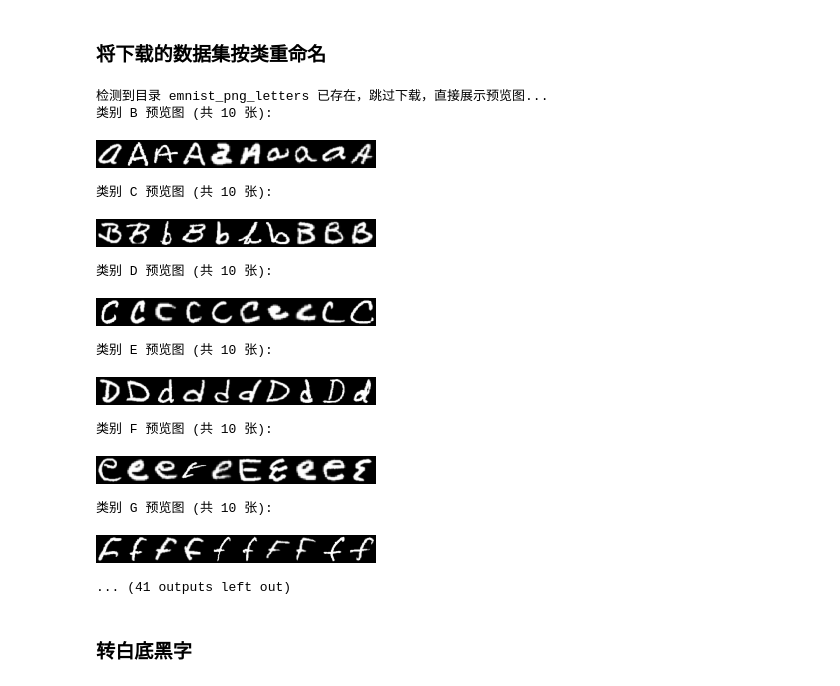
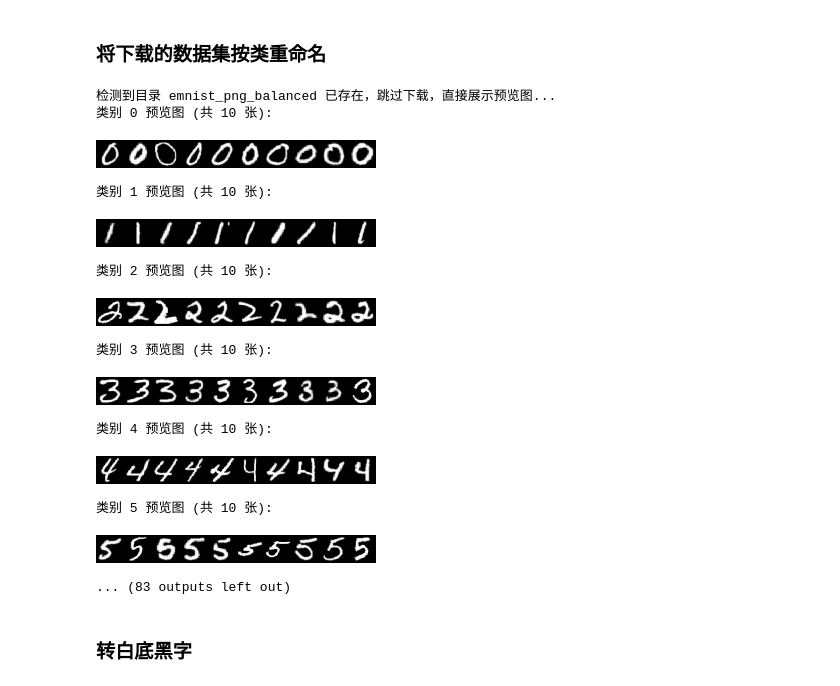
Before and after one commit to Authcult/Com_Intelligent_work, a Jupyter notebook: 1.0.ipynb, the cells around one changed output. Cells and saved outputs as stored; diff of their text form; code cells hidden in the pictures.

```diff
--- a/1.0.ipynb
+++ b/1.0.ipynb
@@ -81,6 +81,8 @@ def save_emnist_images_with_class_previews(Edataset = "balanced", save_dir="emni
 
     for i, (img, label) in enumerate(full_dataset):
         label_char = label_to_char(label)
+        if label_char in digits:
+            continue
         if label_char == "UNK":
             continue
         if images_per_class[label_char] >= max_images_per_class:
@@ -92,48 +94,48 @@ def save_emnist_images_with_class_previews(Edataset = "balanced", save_dir="emni
 
         img = img.resize((28, 28))
         img = img.transpose(Image.Transpose.FLIP_LEFT_RIGHT).rotate(90)
         img.save(os.path.join(label_dir, f"{images_per_class[label_char]}.png"))
 
         if preview and len(class_preview_images[label_char]) < preview_limit_per_class:
             class_preview_images[label_char].append(img)
 
         images_per_class[label_char] += 1
         saved_images_count += 1
 
         if saved_images_count % 500 == 0:
             print(f"已保存 {saved_images_count} 张图像...")
 
     print("所有图像已保存到", save_dir)
 
     if preview:
         for label_char, imgs in class_preview_images.items():
             if len(imgs) == 0:
                 continue
             width = 28 * len(imgs)
             height = 28
             big_img = Image.new('L', (width, height))
             for idx, im in enumerate(imgs):
                 big_img.paste(im, (28*idx, 0))
             print(f"类别 {label_char} 预览图 (共 {len(imgs)} 张):")
             display(big_img)
 
 # 调用（Notebook中执行）
-save_emnist_images_with_class_previews(Edataset = "letters", save_dir="emnist_png_letters", max_images_per_class=1000, preview=True, preview_limit_per_class=10)
+save_emnist_images_with_class_previews(Edataset = "balanced", save_dir="emnist_png_balanced", max_images_per_class=1000, preview=True, preview_limit_per_class=10)
 # %% [output]
-检测到目录 emnist_png_letters 已存在，跳过下载，直接展示预览图...
-类别 B 预览图 (共 10 张):
+检测到目录 emnist_png_balanced 已存在，跳过下载，直接展示预览图...
+类别 0 预览图 (共 10 张):
-[figure, old version]
+[figure, new version]
-类别 C 预览图 (共 10 张):
+类别 1 预览图 (共 10 张):
-[figure, old version]
+[figure, new version]
-类别 D 预览图 (共 10 张):
+类别 2 预览图 (共 10 张):
-[figure, old version]
+[figure, new version]
-类别 E 预览图 (共 10 张):
+类别 3 预览图 (共 10 张):
-[figure, old version]
+[figure, new version]
-类别 F 预览图 (共 10 张):
+类别 4 预览图 (共 10 张):
-[figure, old version]
+[figure, new version]
-类别 G 预览图 (共 10 张):
+类别 5 预览图 (共 10 张):
-[figure, old version]
+[figure, new version]
-... (41 outputs left out)
+... (83 outputs left out)
 # %% [markdown]
 ### 转白底黑字
 # %%
```
Also changed, not shown: parts of 8 cells of this notebook.
